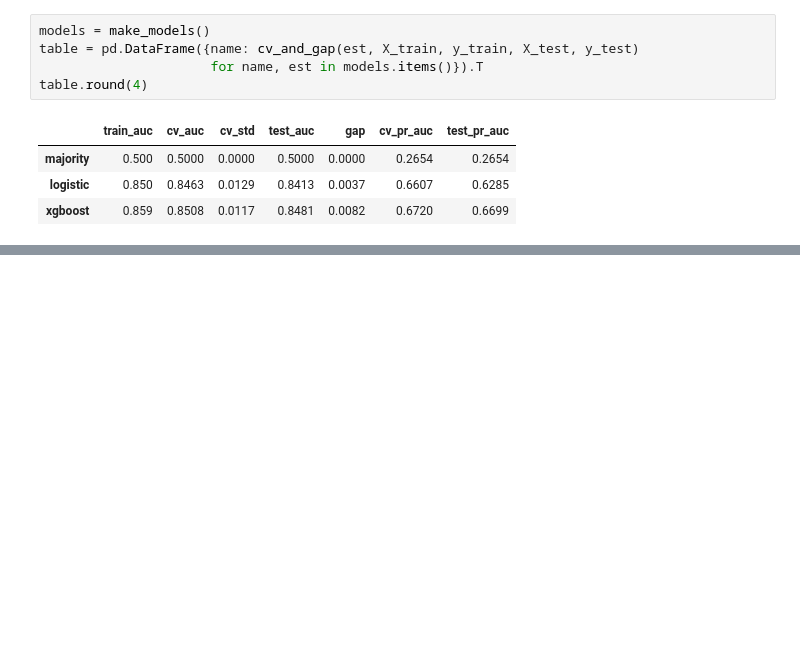
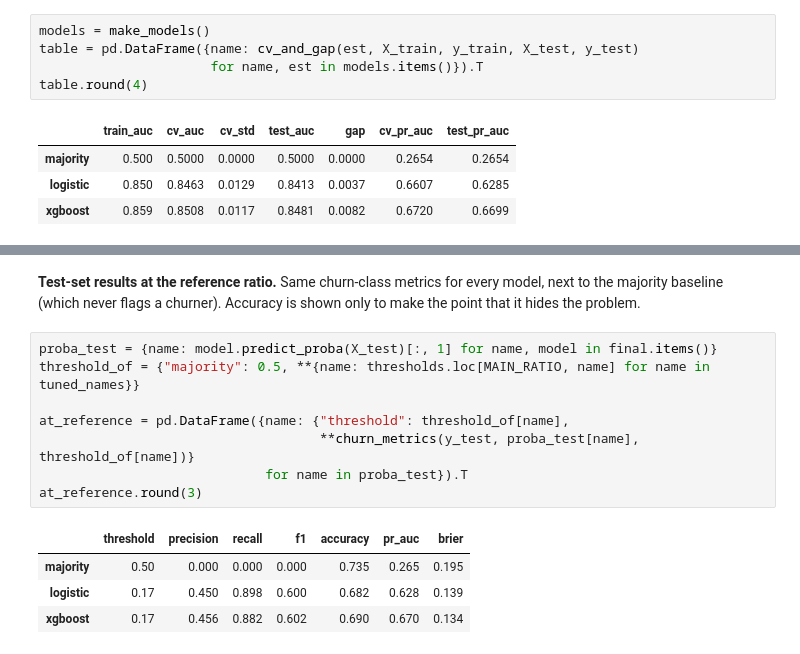
Before and after one commit to ndelval/xai-final-project, a Jupyter notebook: notebooks/01_model.ipynb, the cells around one changed output, grey strips where cells are left out. Drawn from its saved outputs; the diff is of its cells as text; blank space fills up the shorter version.

```diff
--- a/notebooks/01_model.ipynb
+++ b/notebooks/01_model.ipynb
@@ -136,0 +175,16 @@ final = {name: clone(est).fit(X_train, y_train) for name, est in models.items()
+# %% [markdown]
+**Test-set results at the reference ratio.** Same churn-class metrics for every model, next to the majority
+baseline (which never flags a churner). Accuracy is shown only to make the point that it hides the problem.
+# %%
+proba_test = {name: model.predict_proba(X_test)[:, 1] for name, model in final.items()}
+threshold_of = {"majority": 0.5, **{name: thresholds.loc[MAIN_RATIO, name] for name in tuned_names}}
+
+at_reference = pd.DataFrame({name: {"threshold": threshold_of[name],
+                                    **churn_metrics(y_test, proba_test[name], threshold_of[name])}
+                             for name in proba_test}).T
+at_reference.round(3)
+# %% [output]
+|  | threshold | precision | recall | f1 | accuracy | pr_auc | brier |
+| majority | 0.50 | 0.000 | 0.000 | 0.000 | 0.735 | 0.265 | 0.195 |
+| logistic | 0.17 | 0.450 | 0.898 | 0.600 | 0.682 | 0.628 | 0.139 |
+| xgboost | 0.17 | 0.456 | 0.882 | 0.602 | 0.690 | 0.670 | 0.134 |
```
Also changed, not shown: parts of 14 cells of this notebook, 9 other files.
